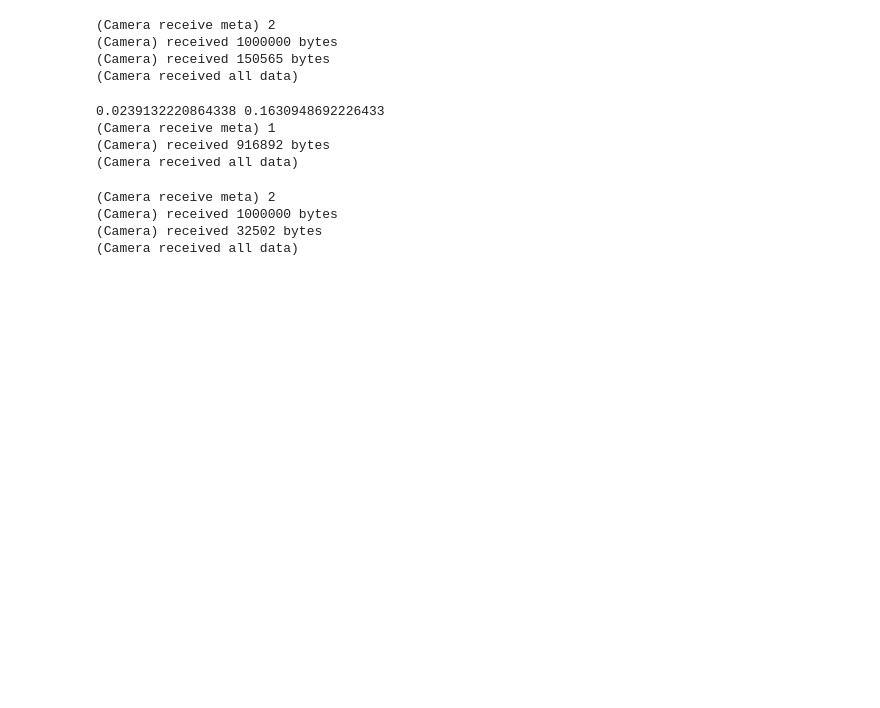
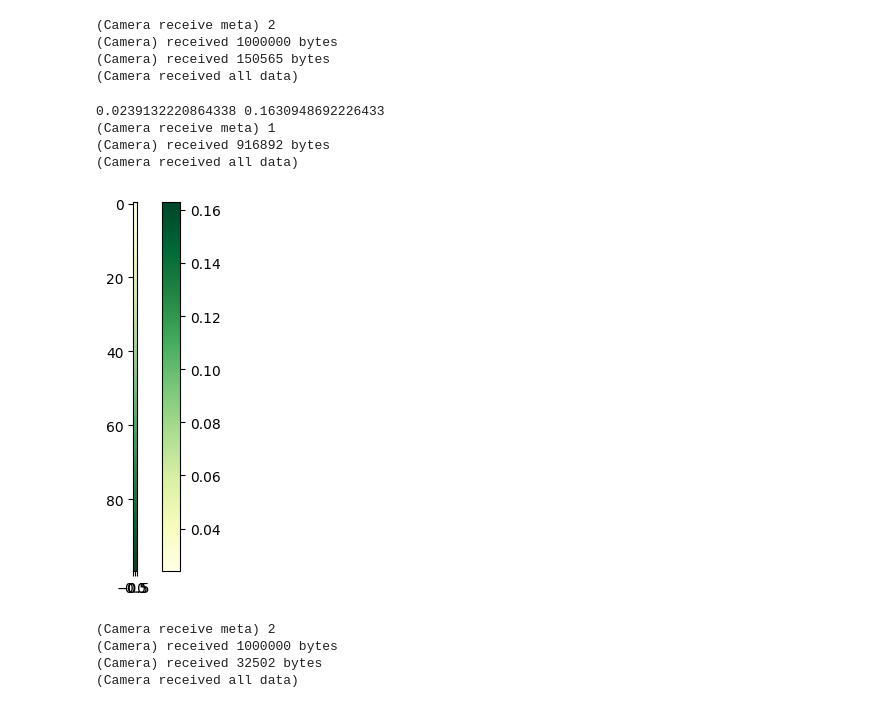
Before and after one commit to int-brain-lab/ibl-viz, a Jupyter notebook: bwm/bwm_paper/all_results.ipynb, the cells around one changed output. Saved outputs shown, nothing was run; the diff lists cells and outputs as text; code cells hidden in the pictures; blank space fills up the shorter version.

Commit message:
BWM / Prior paper image updates

```diff
--- a/bwm/bwm_paper/all_results.ipynb
+++ b/bwm/bwm_paper/all_results.ipynb
@@ -20,11 +20,11 @@ ds_block_prior = pd.read_csv('./block_prior_paper.csv')
 ds_block_prior.drop(ds_block_prior[ds_block_prior.region=='root'].index, inplace=True)
 ds_block_prior.drop(ds_block_prior[ds_block_prior.region=='void'].index, inplace=True)
 # %%
-ds_stim = pd.read_parquet('./stimulus_bwm.pqt')
-ds_choice = pd.read_parquet('./choice_bwm.pqt')
-ds_feedback = pd.read_parquet('./feedback_bwm.pqt')
-ds_wheel_spd = pd.read_parquet('./wheel_speed_bwm.pqt')
-ds_block = pd.read_parquet('./block_bwm.pqt')
+ds_stim = pd.read_parquet('./data/stimulus_bwm.pqt')
+ds_choice = pd.read_parquet('./data/choice_bwm.pqt')
+ds_feedback = pd.read_parquet('./data/feedback_bwm.pqt')
+ds_wheel_spd = pd.read_parquet('./data/wheel_speed_bwm.pqt')
+ds_block = pd.read_parquet('./data/block_bwm.pqt')
 # %%
 ds_block_prior
 # %% [output]
@@ -130,6 +130,15 @@ urchin.camera.capture_image('./imgs/stimulus.png')
 (Camera receive meta) 1
 (Camera) received 916892 bytes
 (Camera received all data)
+# %%
+arr = np.linspace(min_val,max_val,100)
+arr = np.expand_dims(arr,1)
+plt.imshow(arr, cmap=cmap)
+plt.colorbar()
+
+plt.savefig('./imgs/stimulus_colorbar.png')
+# %% [output]
+[figure, added]
 # %%
 # get the colormap (greens)
 sig_idxs = np.argwhere(ds_choice.decoding_significant.values == True)
```
Also changed, not shown: parts of 21 cells of this notebook, 56 other files.
